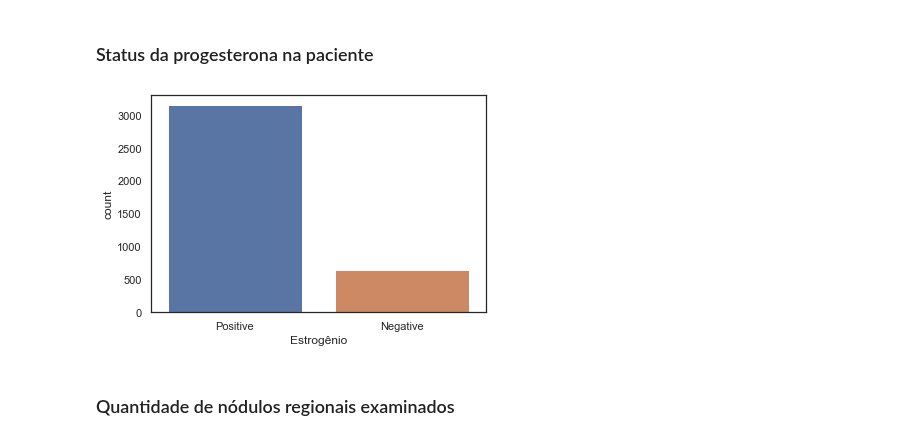
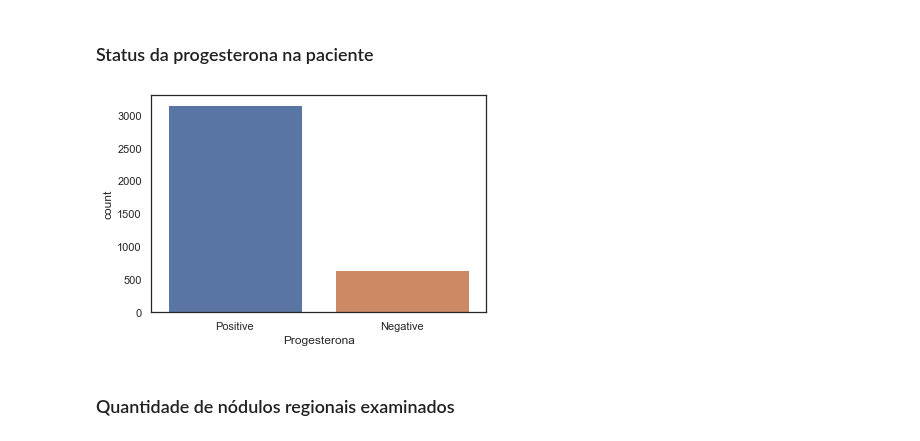
Before and after one commit to faustinothiagos/Project_Workshop_3_DS_Digital_House, a Jupyter notebook: workshop3.ipynb, the cells around one changed output. Saved outputs shown, nothing was run; the diff lists cells and outputs as text; code cells hidden in the pictures.

```diff
--- a/workshop3.ipynb
+++ b/workshop3.ipynb
@@ -246,10 +259,10 @@ plt.show()
 ### Status da progesterona na paciente
 # %%
 progest = sns.countplot(x = 'Progesterone_Status', data = df)
-progest.set_xlabel('Estrogênio')
+progest.set_xlabel('Progesterona')
 plt.show()
 # %% [output]
-[figure, old version]
+[figure, new version]
 # %% [markdown]
 ### Quantidade de nódulos regionais examinados
 # %%
```
Also changed, not shown: parts of 12 cells of this notebook.
